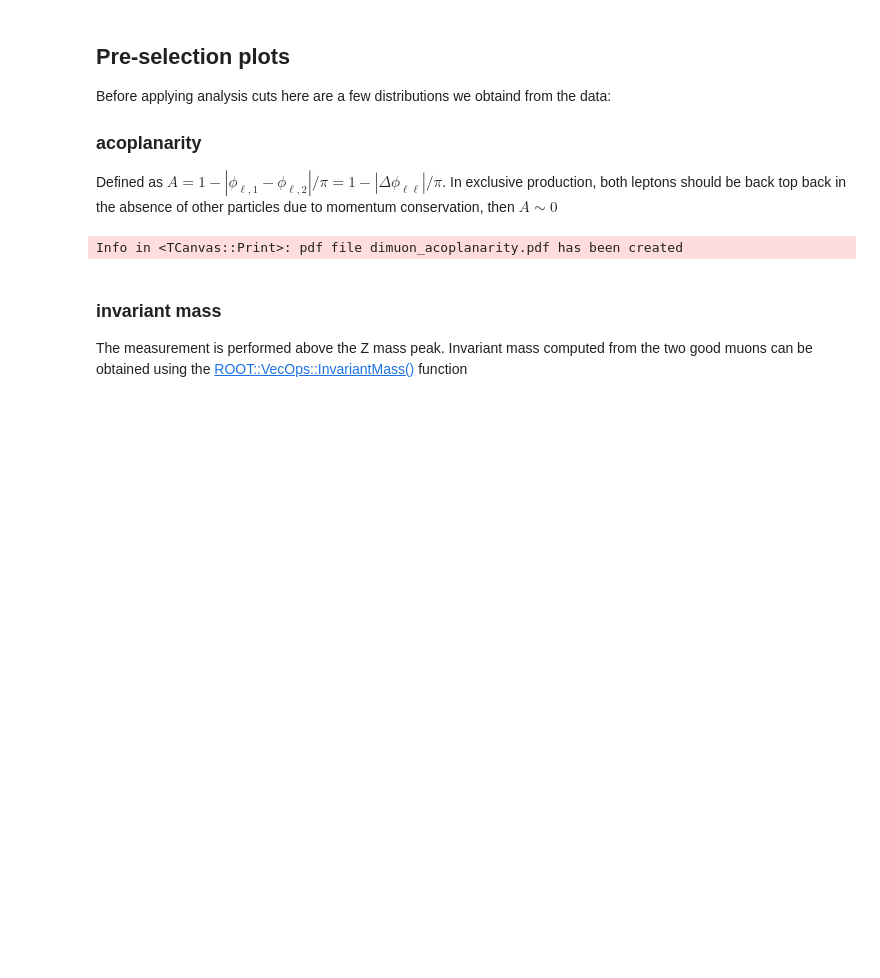
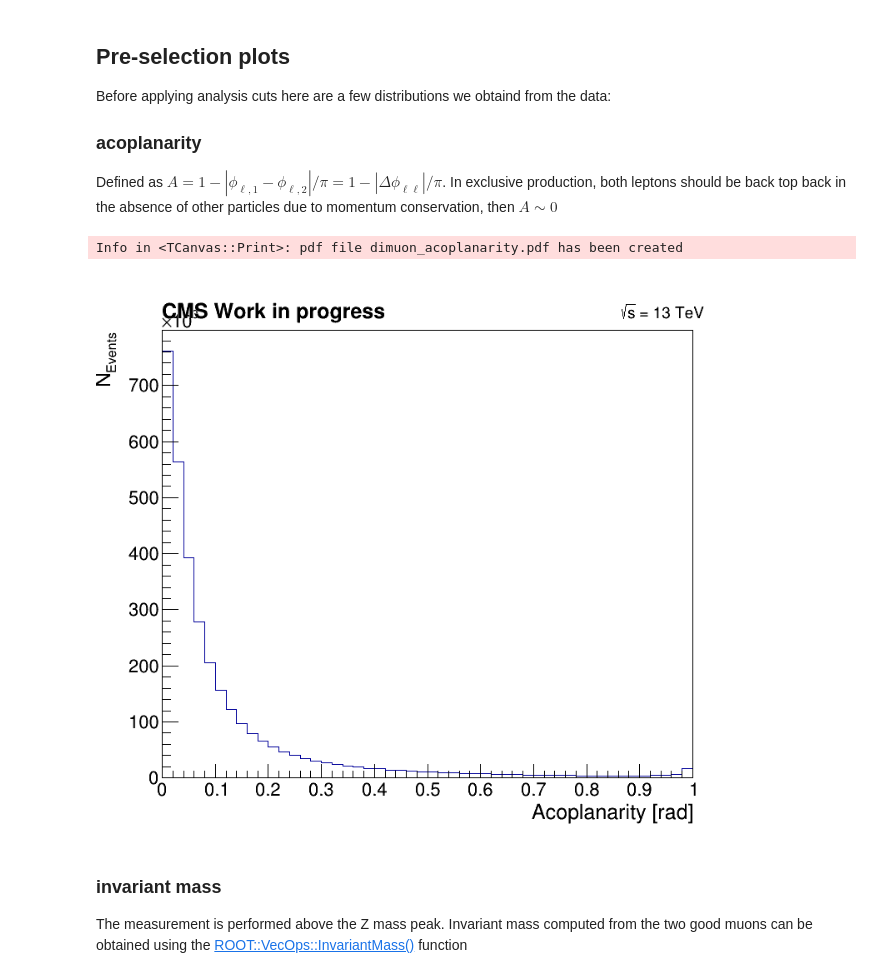
Before and after one commit to CloudPyRDF/sample_pps_analysis, a Jupyter notebook: exclusive-dilep/PrepareDataFrames.ipynb, the cells around one changed output. Saved outputs shown, nothing was run; the diff lists cells and outputs as text; code cells hidden in the pictures; blank space fills up the shorter version.

```diff
--- a/exclusive-dilep/PrepareDataFrames.ipynb
+++ b/exclusive-dilep/PrepareDataFrames.ipynb
@@ -60,10 +60,10 @@ For the example, we will process a small amount of data:
 # %%
 #Select which datasets to use
 datasets=[
-    'Run2018A_DoubleMuon',
+#    'Run2018A_DoubleMuon',
     'Run2018B_DoubleMuon',
-    'Run2018C_DoubleMuon',
-    'Run2018D_DoubleMuon',
+#    'Run2018C_DoubleMuon',
+#    'Run2018D_DoubleMuon',
 ]
 # %%
 #Create a list of files to analyze
@@ -165,19 +165,21 @@ h_acopl = df_dimu_presel_acopl.Histo1D(("Acoplanarity", ";Acoplanarity [rad];N_{
 # %%
 # Produce plots
 ROOT.gStyle.SetOptStat(0); ROOT.gStyle.SetTextFont(42)
 c = ROOT.TCanvas("c", "", 800, 700)
 
 h_acopl.GetXaxis().SetTitleSize(0.04)
 h_acopl.GetYaxis().SetTitleSize(0.04)
 h_acopl.Draw()
 
 label = ROOT.TLatex(); label.SetNDC(True)
 label.SetTextSize(0.040); label.DrawLatex(0.100, 0.920, "#bf{CMS Work in progress}")
 label.SetTextSize(0.030); label.DrawLatex(0.790, 0.920, "#sqrt{s} = 13 TeV")
 
+c.Draw()
 c.SaveAs("dimuon_acoplanarity.pdf")
 # %% [output]
 Info in <TCanvas::Print>: pdf file dimuon_acoplanarity.pdf has been created
+[figure, added]
 # %% [markdown]
 ### invariant mass
 
```
Also changed, not shown: parts of 19 cells of this notebook, 1 other file.
